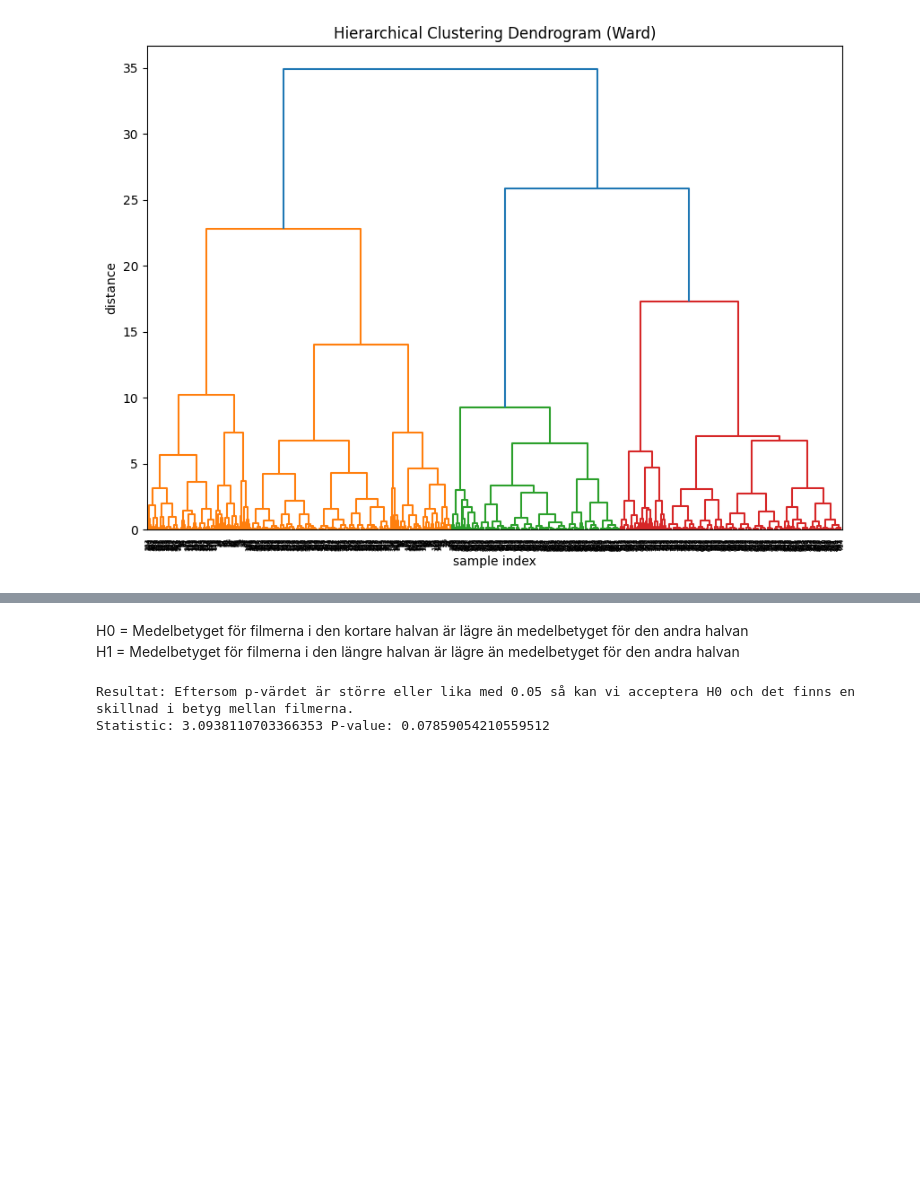
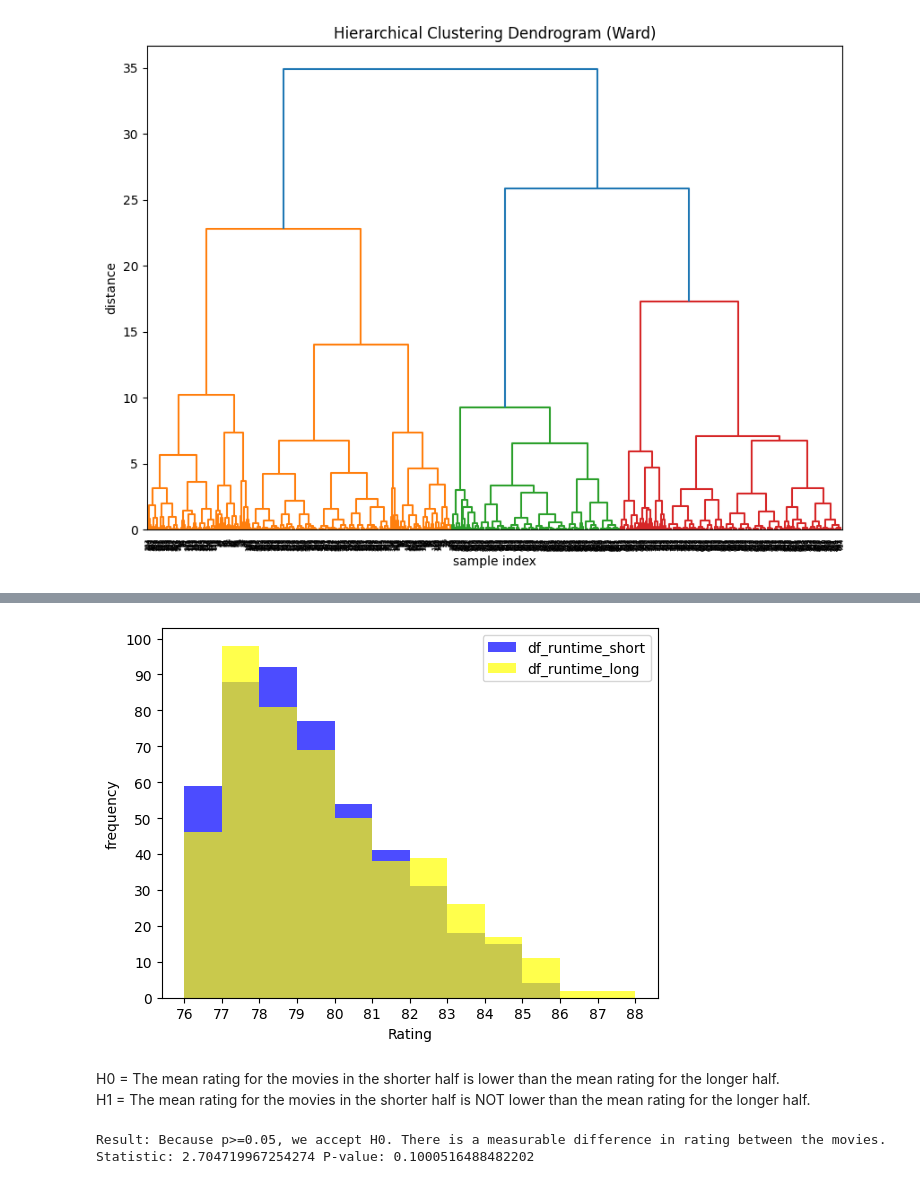
Before and after one commit to sebdanielsson/jupyter-notebooks, a Jupyter notebook: gik2km/project/clustering.ipynb, the cells around one changed output, grey strips where cells are left out. Drawn from its saved outputs; the diff is of its cells as text; code cells hidden in the pictures; blank space fills up the shorter version.

```diff
--- a/gik2km/project/clustering.ipynb
+++ b/gik2km/project/clustering.ipynb
@@ -228,19 +250,41 @@ Mean Rating for Long Runtime 79.24217118997912
-# %% [markdown]
-H0 = Medelbetyget för filmerna i den kortare halvan är lägre än medelbetyget för den andra halvan
-H1 = Medelbetyget för filmerna i den längre halvan är lägre än medelbetyget för den andra halvan
+# %%
+# Plot the movies in a histogram and compare the ratings based on runtime
+fig, ax = plt.subplots()
+bin = [76,77,78,79,80,81,82,83,84,85,86,87,88]
+
+ax.hist(df_runtime_short['rating'], bins=bin, alpha=0.7, color='blue', label='df_runtime_short')
+ax.hist(df_runtime_long['rating'], bins=bin, alpha=0.7, color='yellow', label='df_runtime_long')
+
+ax.set_xlabel('Rating')
+ax.set_xticks(bin)
+ax.set_ylabel('frequency')
+ax.set_yticks([0,10,20,30,40,50,60,70,80,90,100])
+
+ax.legend()
+
+plt.show()
+# %% [output]
+[figure, added]
+# %% [markdown]
+H0 = The mean rating for the movies in the shorter half is lower than the mean rating for the longer half.
+H1 = The mean rating for the movies in the shorter half is NOT lower than the mean rating for the longer half.
 # %%
 # Kruskal-Wallis test
 from scipy.stats import kruskal
 
+# Set the significance level
 alpha = 0.05
+
+# Run the Kruskal-Wallis test
 stat, p = kruskal(df_runtime_short['rating'], df_runtime_long['rating'])
 
+# Print the result
 if p < alpha:
-    print('Resultat: Eftersom p-värdet är mindre än 0.05 så förkastar vi H0 och det finns ingen skillnad i betyg mellan filmerna.')
+    print('Result: Because p<0.05, we reject H0. There is no measurable difference in rating between the movies.')
 else:
-    print('Resultat: Eftersom p-värdet är större eller lika med 0.05 så kan vi acceptera H0 och det finns en skillnad i betyg mellan filmerna.')
+    print('Result: Because p>=0.05, we accept H0. There is a measurable difference in rating between the movies.')
 
 print("Statistic:", stat, "P-value:", p)
 # %% [output]
-Resultat: Eftersom p-värdet är större eller lika med 0.05 så kan vi acceptera H0 och det finns en skillnad i betyg mellan filmerna.
-Statistic: 3.0938110703366353 P-value: 0.07859054210559512
+Result: Because p>=0.05, we accept H0. There is a measurable difference in rating between the movies.
+Statistic: 2.704719967254274 P-value: 0.1000516488482202
```
Also changed, not shown: parts of 21 cells of this notebook.
